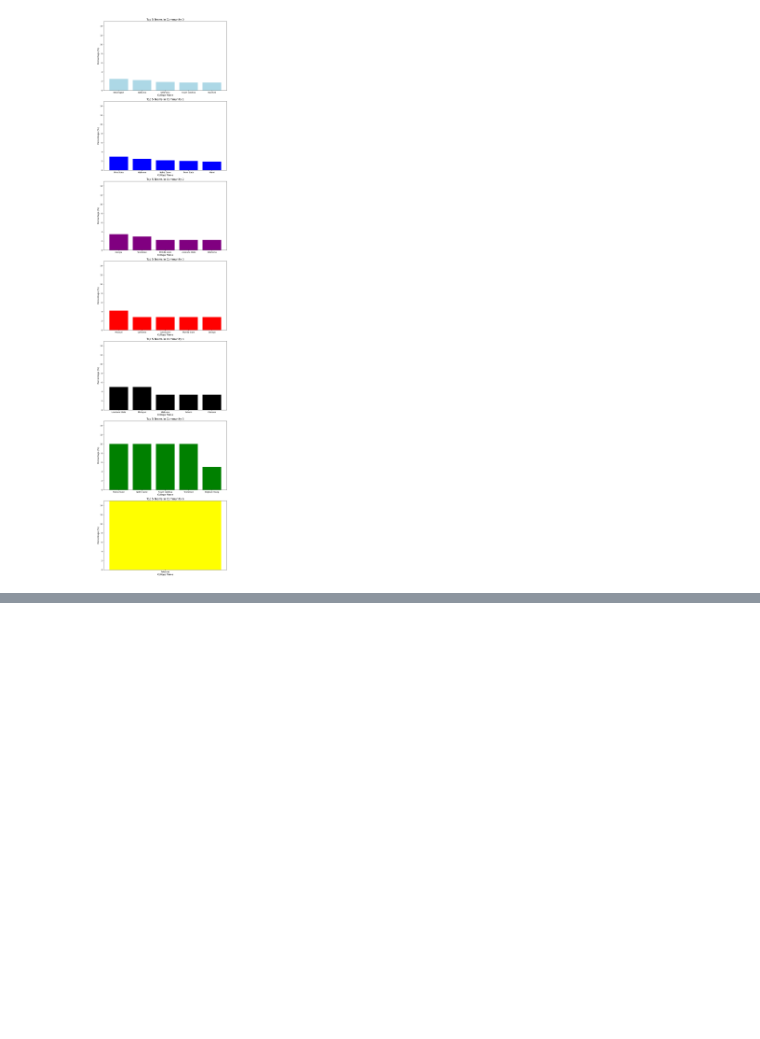
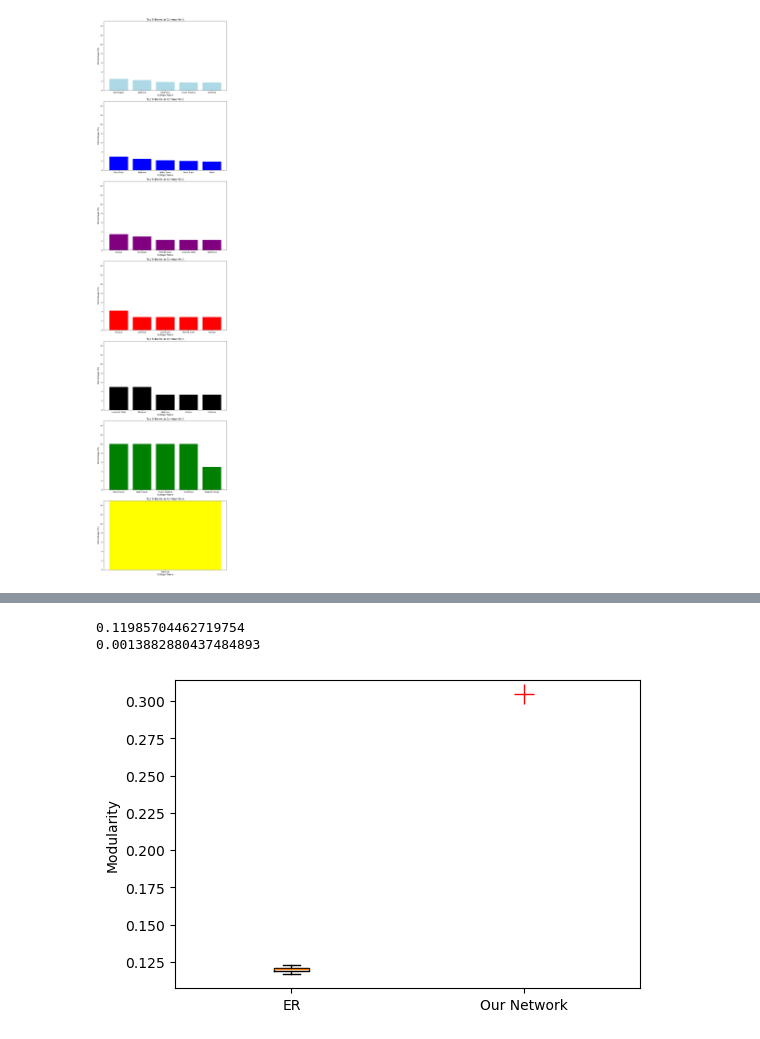
Before and after one commit to SeanGwall/NFL-Network-Analysis, a Jupyter notebook: notebooks/community-detection.ipynb, the cells around one changed output, grey strips where cells are left out. Saved outputs shown, nothing was run; the diff lists cells and outputs as text; code cells hidden in the pictures; blank space fills up the shorter version.

Commit message:
Added null model to communities + Created statistics notebook

```diff
--- a/notebooks/community-detection.ipynb
+++ b/notebooks/community-detection.ipynb
@@ -165,0 +201,3 @@ plt.show()
+# %%
+Modularity = nx.community.modularity(G, communities)
+print(Modularity)
@@ -165,0 +248,43 @@ plt.show()
+# %%
+clustering_ER = []
+short_path_ER = []
+modularity_ER = []
+
+for i in range(100): # 1000 is better
+
+    ER = nx.erdos_renyi_graph(GN, p, directed=False)
+
+    communities_ER = nxc.greedy_modularity_communities(ER)
+    M_ER = nx.community.modularity(ER, communities_ER)
+
+    # C_ER = np.mean(list(nx.clustering(ER).values()))
+    # if nx.is_connected(ER)==True:
+    #     d_ER = nx.average_shortest_path_length(ER,weight=None)
+
+    modularity_ER.append(M_ER)
+#     clustering_ER.append(C_ER)
+#     short_path_ER.append(d_ER)
+
+# print(np.mean(clustering_ER))
+# print(np.std(clustering_ER))
+
+# print(np.mean(short_path_ER))
+# print(np.std(short_path_ER))
+
+print(np.mean(modularity_ER))
+print(np.std(modularity_ER))
+# %% [output]
+0.11985704462719754
+0.0013882880437484893
+# %%
+fig = plt.figure(figsize=(6,4))
+
+plt.boxplot(modularity_ER)
+plt.plot(2,Modularity,'r',marker='+',markersize=15)
+ax = plt.gca()
+ax.set_xticks([1,2],labels=['ER','Our Network'])
+plt.ylabel('Modularity')
+plt.xlim([0.5,2.5])
+plt.show()
+# %% [output]
+[figure, added]
```
Also changed, not shown: parts of 8 cells of this notebook, 19 other files.
